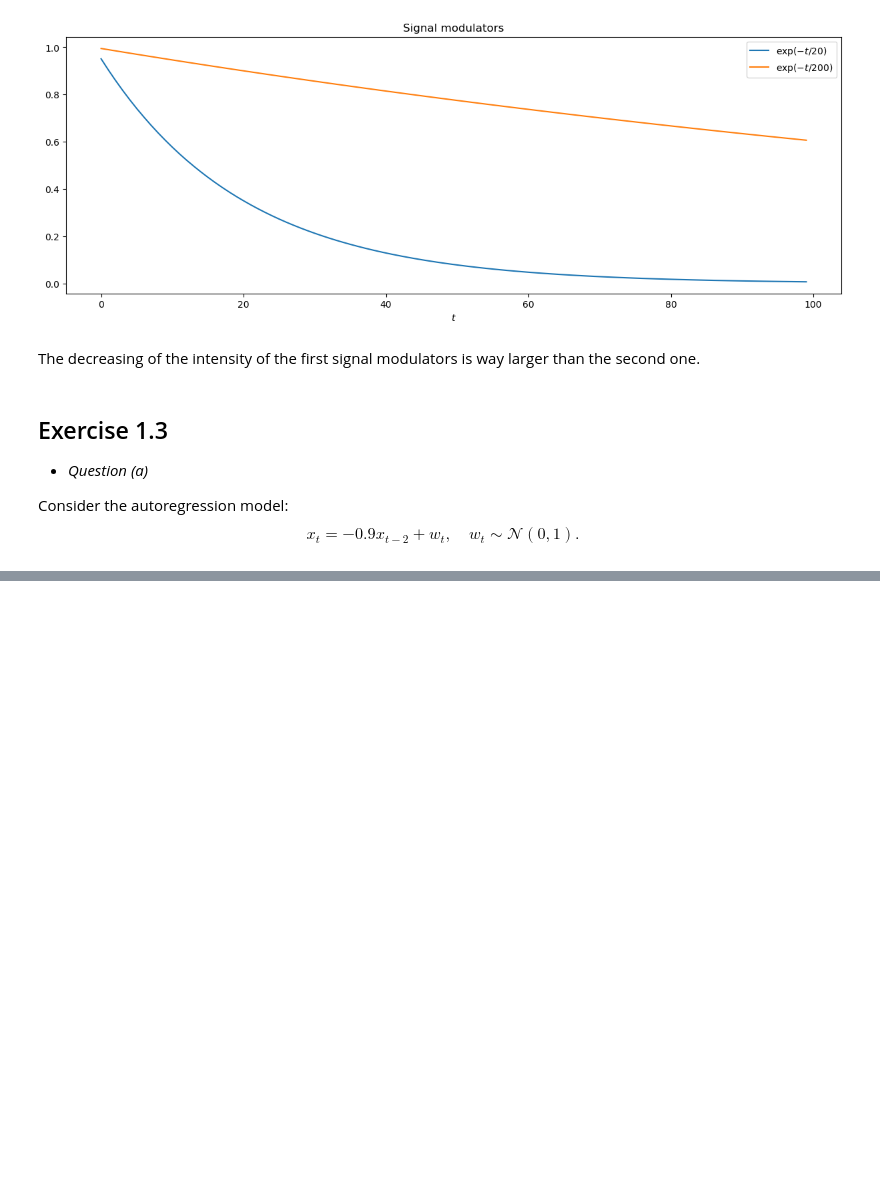
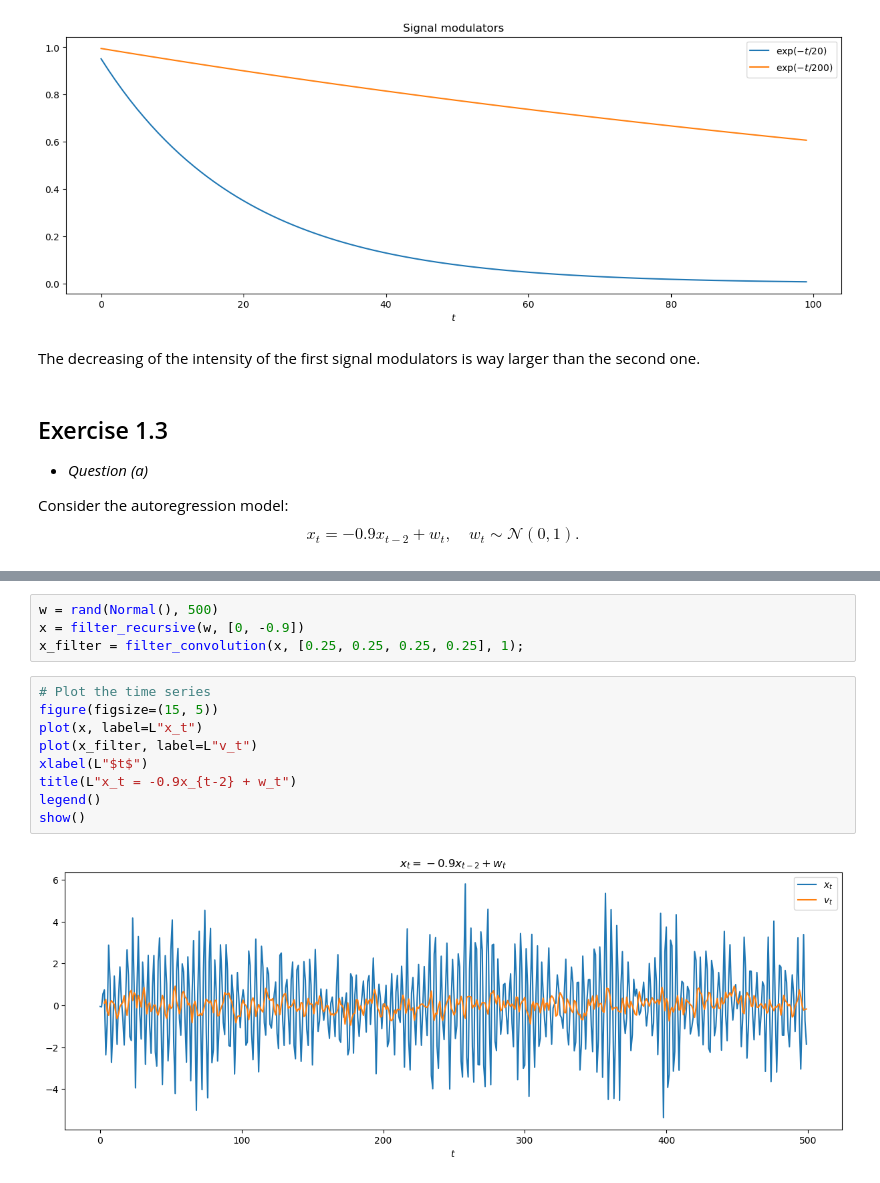
Before and after one commit to StevenGolovkine/TSAA, a Jupyter notebook: notebooks/02-characteristics-time-series.ipynb, the cells around one changed output, grey strips where cells are left out. Saved outputs shown, nothing was run; the diff lists cells and outputs as text; blank space fills up the shorter version.

```diff
--- a/notebooks/02-characteristics-time-series.ipynb
+++ b/notebooks/02-characteristics-time-series.ipynb
@@ -135,0 +166,15 @@ $$x_t = -0.9x_{t-2} + w_t, \quad w_t \sim \mathcal{N}(0, 1).$$
+# %%
+w = rand(Normal(), 500)
+x = filter_recursive(w, [0, -0.9])
+x_filter = filter_convolution(x, [0.25, 0.25, 0.25, 0.25], 1);
+# %%
+# Plot the time series
+figure(figsize=(15, 5))
+plot(x, label=L"x_t")
+plot(x_filter, label=L"v_t")
+xlabel(L"$t$")
+title(L"x_t = -0.9x_{t-2} + w_t")
+legend()
+show()
+# %% [output]
+[figure, added]
```
Also changed, not shown: parts of 22 cells of this notebook.
